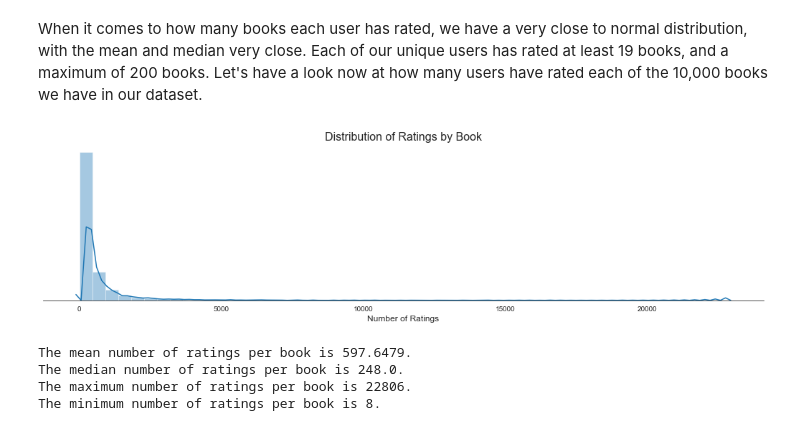
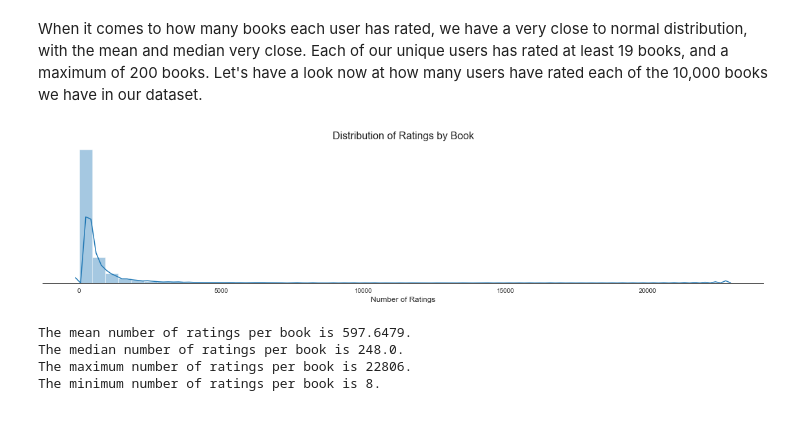
Before and after one commit to gioamorim80/Book-Recommendation-System, a Jupyter notebook: Book Recommendation System.ipynb, the cells around one changed output. Cells and saved outputs as stored; diff of their text form; code cells hidden in the pictures.

```diff
--- a/Book Recommendation System.ipynb
+++ b/Book Recommendation System.ipynb
@@ -173,16 +173,16 @@ The minimum number of ratings by user is 19
 When it comes to how many books each user has rated, we have a very close to normal distribution, with the mean and median very close. Each of our unique users has rated at least 19 books, and a maximum of 200 books. Let's have a look now at how many users have rated each of the 10,000 books we have in our dataset.
 # %%
 # check ratings distribution per book
-plt.figure(figsize=(18,4))
+plt.figure(figsize=(20,4))
 sns.distplot(ratings.book_id.value_counts());
 sns.set_style('white')
 sns.despine(left=True)
 plt.title('Distribution of Ratings by Book', fontsize=16)
 plt.yticks([])
 plt.xlabel('Number of Ratings', fontsize=12)
 plt.show();
 # %% [output]
-[figure, old version]
+[figure, new version]
 # %%
 print(f'The mean number of ratings per book is {ratings.book_id.value_counts().mean()}.')
 print(f'The median number of ratings per book is {ratings.book_id.value_counts().median()}.')
```
Also changed, not shown: parts of 28 cells of this notebook.
